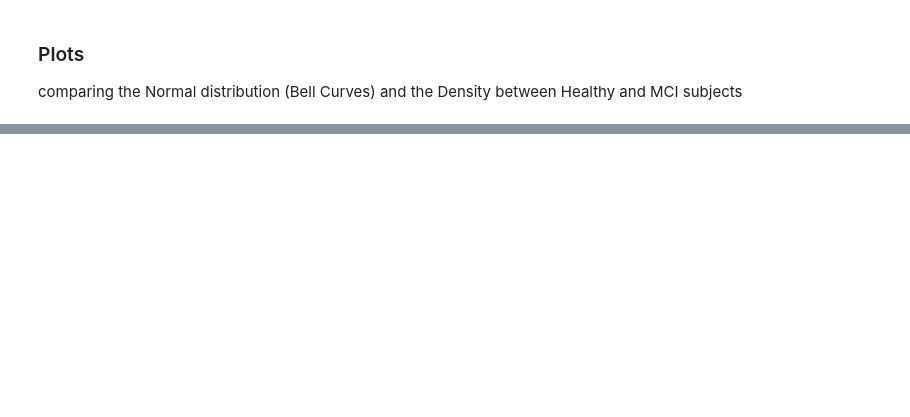
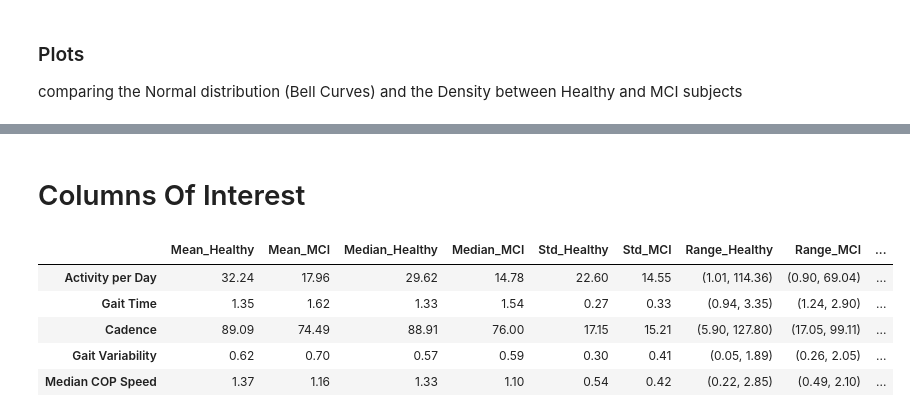
Before and after one commit to Sevastiyan/fs-projects, a Jupyter notebook: MCI analysis/T-test.ipynb, the cells around one changed output, grey strips where cells are left out. Cells and saved outputs as stored; diff of their text form; code cells hidden in the pictures; blank space fills up the shorter version.

```diff
--- a/MCI analysis/T-test.ipynb
+++ b/MCI analysis/T-test.ipynb
@@ -155,0 +178,57 @@ plt.show()
+# %% [markdown]
+# Columns Of Interest
+# %%
+import pandas as pd
+from scipy.stats import ttest_ind, describe
+
+# Initialize a dictionary to store the results
+results = {'Metric': [], 'Mean_Healthy': [], 'Mean_MCI': [], 'Median_Healthy': [], 'Median_MCI': [], 'Std_Healthy': [], 'Std_MCI': [], 'Range_Healthy': [], 'Range_MCI': [],
+           'P-value': [], 'Significance': []}
+
+columns_of_interest = ['Activity per Day', 'Gait Time', 'Cadence', 'Gait Variability', 'Median COP Speed']
+
+healthy_data = healthy_data_filtered[columns_of_interest]
+mci_data = mci_data_filtered[columns_of_interest]
+
+
+# Loop through each metric and calculate the statistics
+for column in healthy_data.columns:
+    # Perform the T-test
+    t_stat, p_val = ttest_ind(healthy_data[column].dropna(), mci_data[column].dropna(), nan_policy='omit')
+
+    # Determine the significance level
+    significance_level = 0.05
+    significance = "Significant" if p_val < significance_level else "Not Significant"
+
+    # Calculate descriptive statistics for each group
+    desc_healthy = describe(healthy_data[column].dropna())
+    desc_mci = describe(mci_data[column].dropna())
+
+    # Calculate the median for each group
+    median_healthy = np.median(healthy_data[column].dropna())
+    median_mci = np.median(mci_data[column].dropna())
+
+    # Append the results to the dictionary
+    results['Metric'].append(column)
+    results['Mean_Healthy'].append("{:.2f}".format(desc_healthy.mean))
+    results['Mean_MCI'].append("{:.2f}".format(desc_mci.mean))
+    results['Median_Healthy'].append("{:.2f}".format(median_healthy))
+    results['Median_MCI'].append("{:.2f}".format(median_mci))
+    results['Range_Healthy'].append("({:.2f}, {:.2f})".format(desc_healthy.minmax[0], desc_healthy.minmax[1]))
+    results['Range_MCI'].append("({:.2f}, {:.2f})".format(desc_mci.minmax[0], desc_mci.minmax[1]))
+    results['Std_Healthy'].append("{:.2f}".format(desc_healthy.variance ** 0.5))
+    results['Std_MCI'].append("{:.2f}".format(desc_mci.variance ** 0.5))
+    results['P-value'].append("{:.2f}".format(p_val))
+    results['Significance'].append(significance)
+
+# Create a DataFrame from the results dictionary
+results_df = pd.DataFrame(results, index=results['Metric']).drop('Metric', axis=1)
+# Display the table
+results_df
+# %% [output]
+|  | Mean_Healthy | Mean_MCI | Median_Healthy | Median_MCI | Std_Healthy | Std_MCI | Range_Healthy | Range_MCI | ... |
+| Activity per Day | 32.24 | 17.96 | 29.62 | 14.78 | 22.60 | 14.55 | (1.01, 114.36) | (0.90, 69.04) | ... |
+| Gait Time | 1.35 | 1.62 | 1.33 | 1.54 | 0.27 | 0.33 | (0.94, 3.35) | (1.24, 2.90) | ... |
+| Cadence | 89.09 | 74.49 | 88.91 | 76.00 | 17.15 | 15.21 | (5.90, 127.80) | (17.05, 99.11) | ... |
+| Gait Variability | 0.62 | 0.70 | 0.57 | 0.59 | 0.30 | 0.41 | (0.05, 1.89) | (0.26, 2.05) | ... |
+| Median COP Speed | 1.37 | 1.16 | 1.33 | 1.10 | 0.54 | 0.42 | (0.22, 2.85) | (0.49, 2.10) | ... |
```
Also changed, not shown: parts of 9 cells of this notebook, 26 other files.
